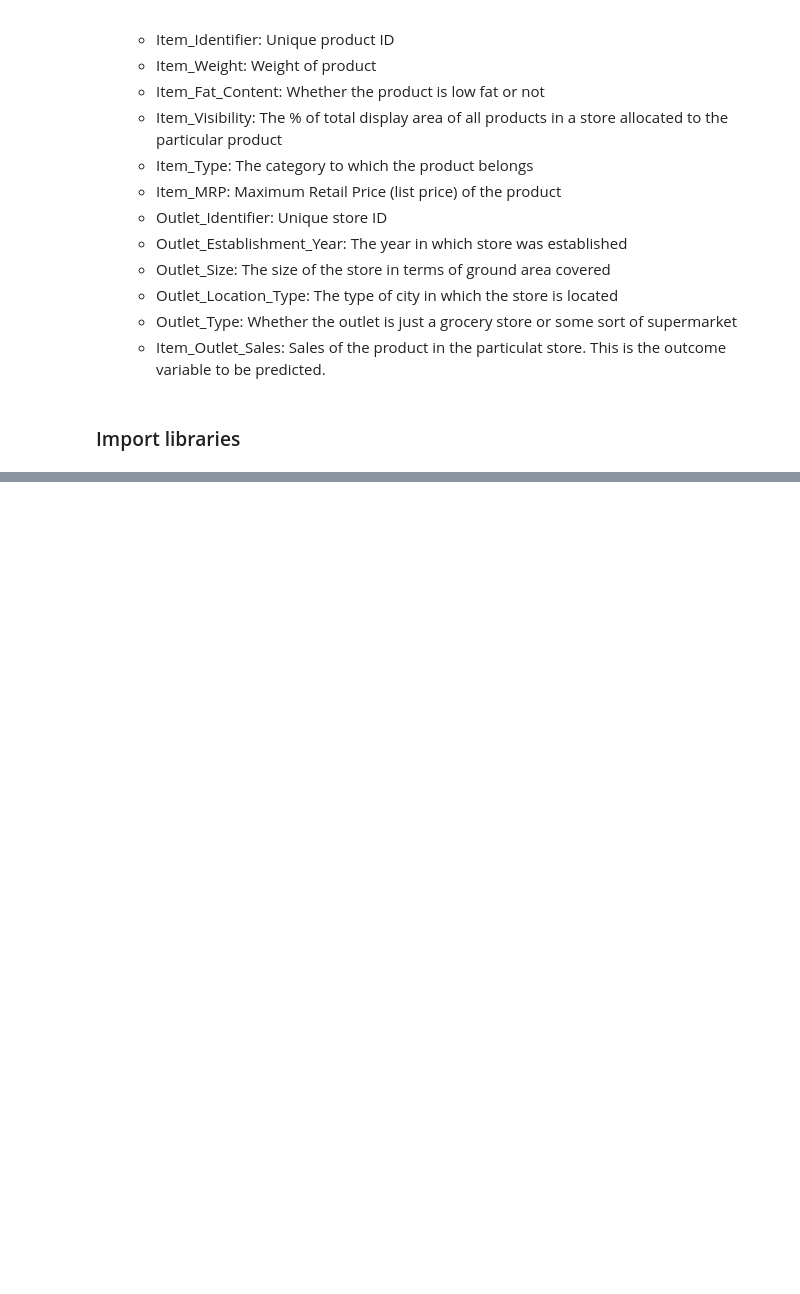
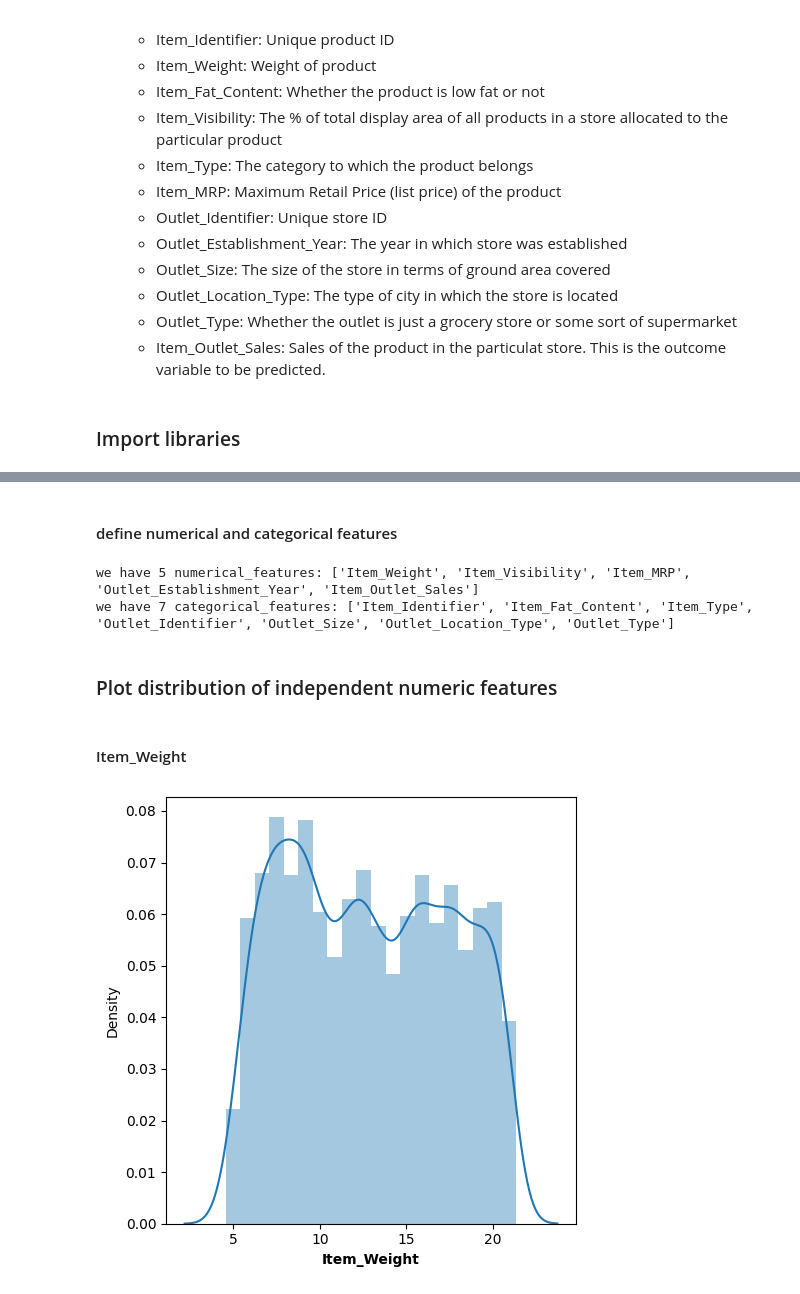
Before and after one commit to rewatevijaykumar/store-sales-prediction, a Jupyter notebook: notebooks/store-sales-prediction.ipynb, the cells around one changed output, grey strips where cells are left out. Cells and saved outputs as stored; diff of their text form; code cells hidden in the pictures; blank space fills up the shorter version.

```diff
--- a/notebooks/store-sales-prediction.ipynb
+++ b/notebooks/store-sales-prediction.ipynb
@@ -43,0 +149,23 @@ df = pd.read_csv('notebooks\Train.csv')
+# %% [markdown]
+#### define numerical and categorical features
+# %%
+numerical_features = [feature for feature in df.columns if df[feature].dtype != 'O']
+categorical_features = [feature for feature in df.columns if df[feature].dtype == 'O']
+
+# Print numerical and categorical features
+print(f'we have {len(numerical_features)} numerical_features: {numerical_features}')
+print(f'we have {len(categorical_features)} categorical_features: {categorical_features}')
+# %% [output]
+we have 5 numerical_features: ['Item_Weight', 'Item_Visibility', 'Item_MRP', 'Outlet_Establishment_Year', 'Item_Outlet_Sales']
+we have 7 categorical_features: ['Item_Identifier', 'Item_Fat_Content', 'Item_Type', 'Outlet_Identifier', 'Outlet_Size', 'Outlet_Location_Type', 'Outlet_Type']
+# %% [markdown]
+### Plot distribution of independent numeric features
+# %% [markdown]
+#### Item_Weight
+# %%
+plt.figure(figsize=(5,5))
+sns.distplot(df['Item_Weight'],kde=True)
+plt.xlabel('Item_Weight',weight='bold')
+plt.tight_layout()
+# %% [output]
+[figure, added]
```
Also changed, not shown: parts of 50 cells of this notebook.
